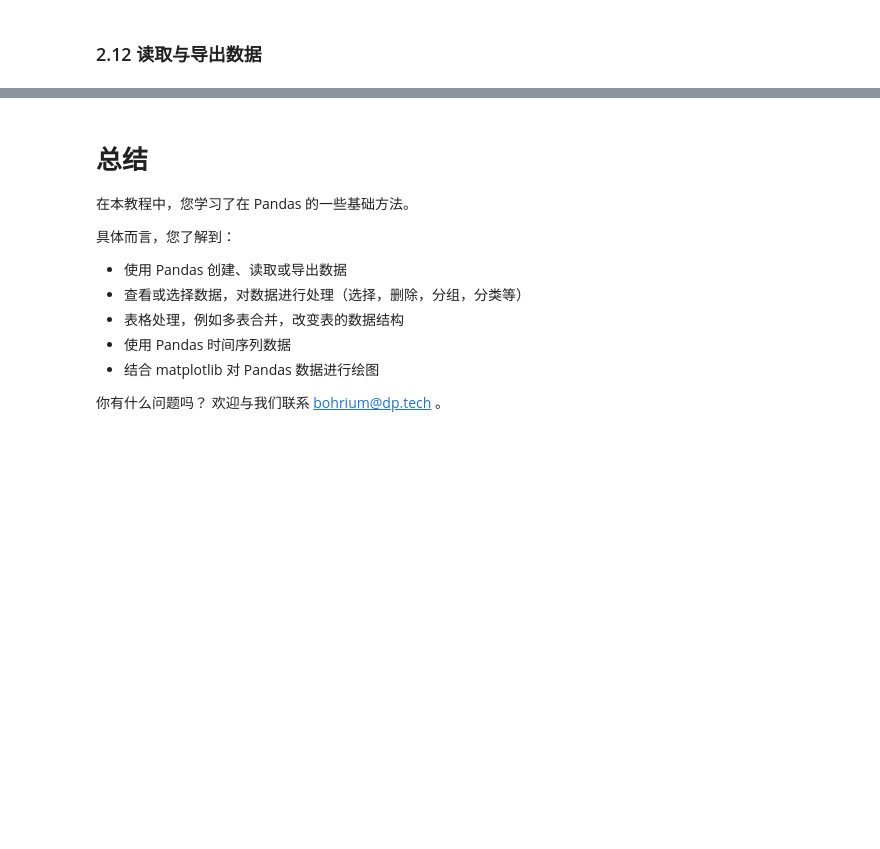
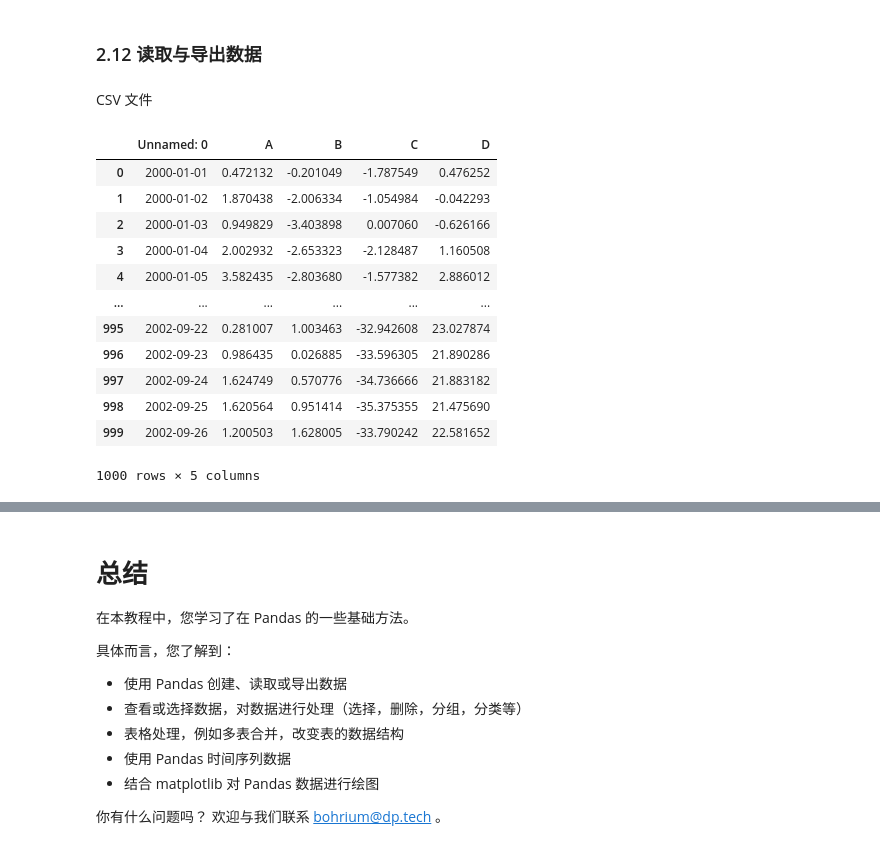
Before and after one commit to dptech-corp/bohrium-notebook, a Jupyter notebook: Proem/Pandas_Quick_Start_Tutorial.ipynb, the cells around one changed output, grey strips where cells are left out. Saved outputs shown, nothing was run; the diff lists cells and outputs as text; code cells hidden in the pictures; blank space fills up the shorter version.

```diff
--- a/Proem/Pandas_Quick_Start_Tutorial.ipynb
+++ b/Proem/Pandas_Quick_Start_Tutorial.ipynb
@@ -815,2 +1144,24 @@ pd.pivot_table(df, values="D", index=["A", "B"], columns=["C"])
 # %% [markdown]
 ### 2.12 读取与导出数据 <a id='2-12'></a>
+# %% [markdown]
+CSV 文件
+# %%
+import os
+
+os.mkdir('tmp')  # 创建一个临时文件夹
+df.to_csv("./tmp/foo.csv")  # 写入 csv 文件：使用 DataFrame.to_csv()
+pd.read_csv("./tmp/foo.csv")  # 从 csv 文件读取：使用 read_csv()
+# %% [output]
+|  | Unnamed: 0 | A | B | C | D |
+| 0 | 2000-01-01 | 0.472132 | -0.201049 | -1.787549 | 0.476252 |
+| 1 | 2000-01-02 | 1.870438 | -2.006334 | -1.054984 | -0.042293 |
+| 2 | 2000-01-03 | 0.949829 | -3.403898 | 0.007060 | -0.626166 |
+| 3 | 2000-01-04 | 2.002932 | -2.653323 | -2.128487 | 1.160508 |
+| 4 | 2000-01-05 | 3.582435 | -2.803680 | -1.577382 | 2.886012 |
+| ... | ... | ... | ... | ... | ... |
+| 995 | 2002-09-22 | 0.281007 | 1.003463 | -32.942608 | 23.027874 |
+| 996 | 2002-09-23 | 0.986435 | 0.026885 | -33.596305 | 21.890286 |
+| 997 | 2002-09-24 | 1.624749 | 0.570776 | -34.736666 | 21.883182 |
+| 998 | 2002-09-25 | 1.620564 | 0.951414 | -35.375355 | 21.475690 |
+| 999 | 2002-09-26 | 1.200503 | 1.628005 | -33.790242 | 22.581652 |
+1000 rows × 5 columns
```
Also changed, not shown: parts of 69 cells of this notebook, 1 other file.
